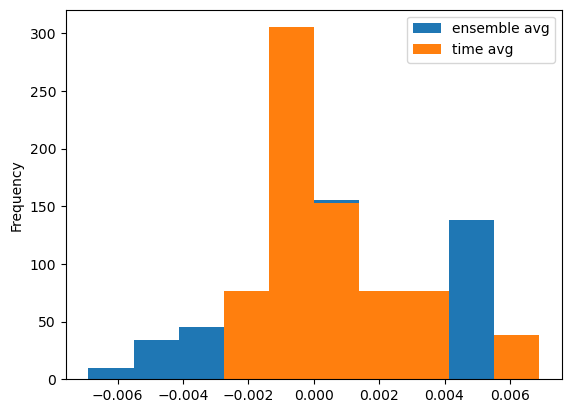
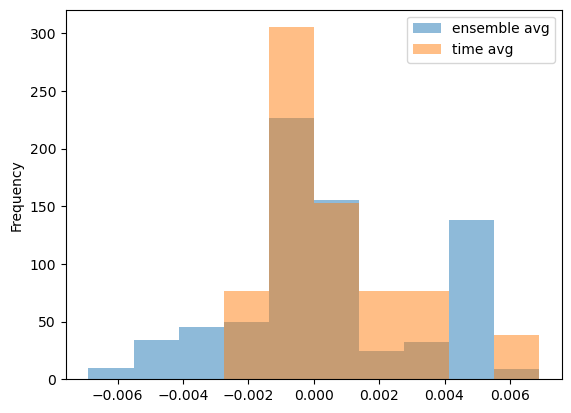
The change to this notebook cell's code, shown as a diff; its figure went from the first image to the second:
--- before
+++ after
@@ -2,3 +2,3 @@
     "ensemble avg": rewards_ensemble_average,
     "time avg": rewards_time_average
-}).plot.hist(density=True)
+}).plot.hist(density=True, alpha=0.5)

Commit: sync